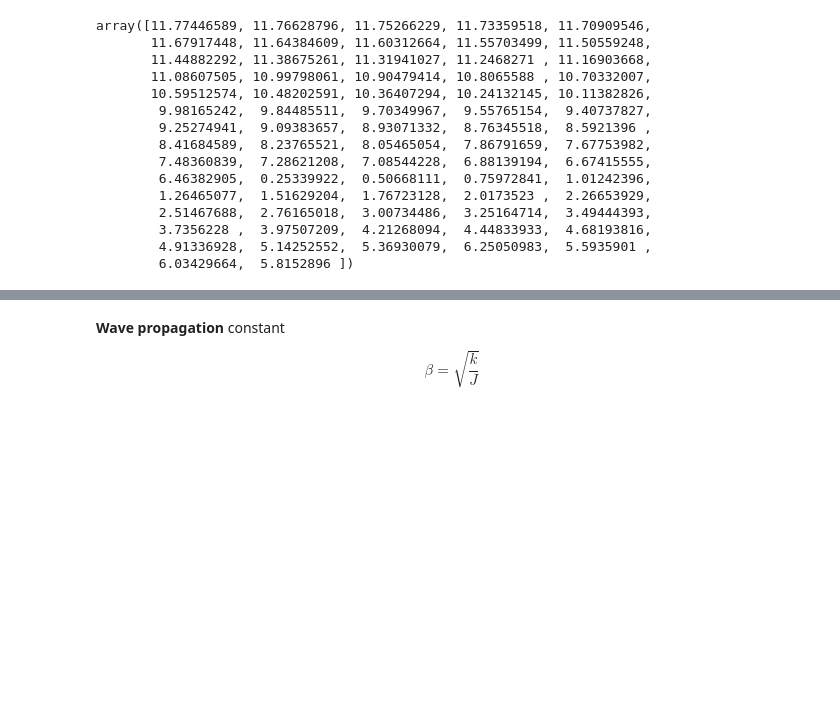
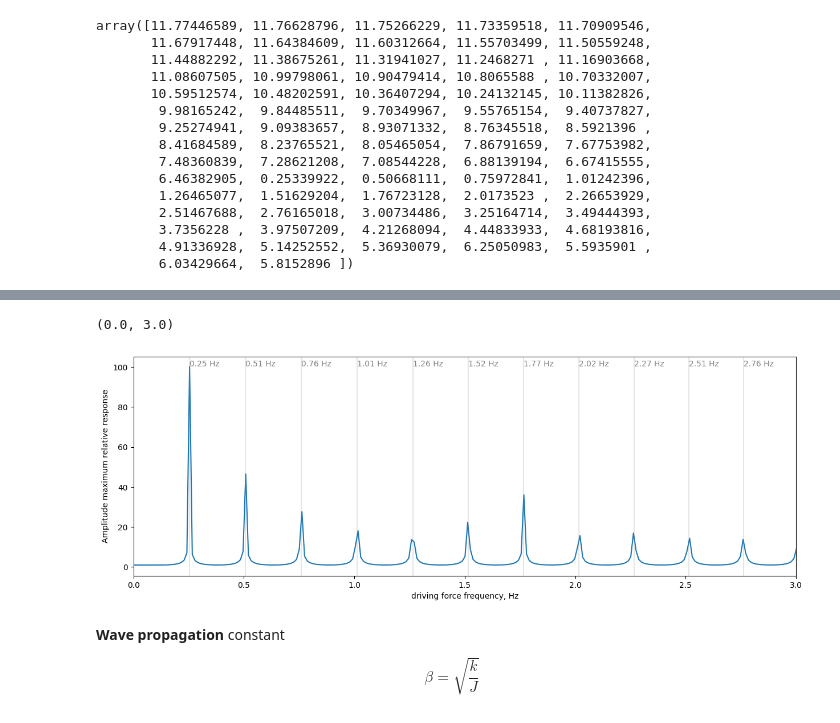
Before and after one commit to evgeny-kolonsky/Lab3_MW, a Jupyter notebook: Lab3_MW.ipynb, the cells around one changed output, grey strips where cells are left out. Drawn from its saved outputs; the diff is of its cells as text; code cells hidden in the pictures; blank space fills up the shorter version.

Commit message:
v.0.1.15 Response curve

```diff
--- a/Lab3_MW.ipynb
+++ b/Lab3_MW.ipynb
@@ -131,3 +162,26 @@ array([11.77446589, 11.76628796, 11.75266229, 11.73359518, 11.70909546,
+# %%
+def amplitude(omega_external):
+  Z = -omega_external**2 * M + 1j * omega_external * B + K
+  F = np.zeros(n)
+  F[0] = k
+  C = LA.inv(Z) @ F
+  return C
+
+
+omegas = np.linspace(0.0, np.max(freqs) * 2 * np.pi + 2, 1000)
+response = [np.max(np.abs(amplitude(omega))) for omega in omegas]
+
+plt.figure(figsize=(15, 5))
+plt.plot(omegas/2/np.pi, response)
+plt.xlabel('driving force frequency, Hz')
+plt.ylabel('Amplitude maximum relative response')
+for freq in freqs:
+  plt.axvline(freq, color='gray', linestyle='-', alpha=0.2)
+  plt.annotate(f'{freq:.2f} Hz', xy=(freq, np.max(response)), color='gray')
+plt.xlim(0, 3)
+# %% [output]
+(0.0, 3.0)
+[figure, added]
 # %% [markdown]
 **Wave propagation** constant
 
```
Also changed, not shown: parts of 4 cells of this notebook.
